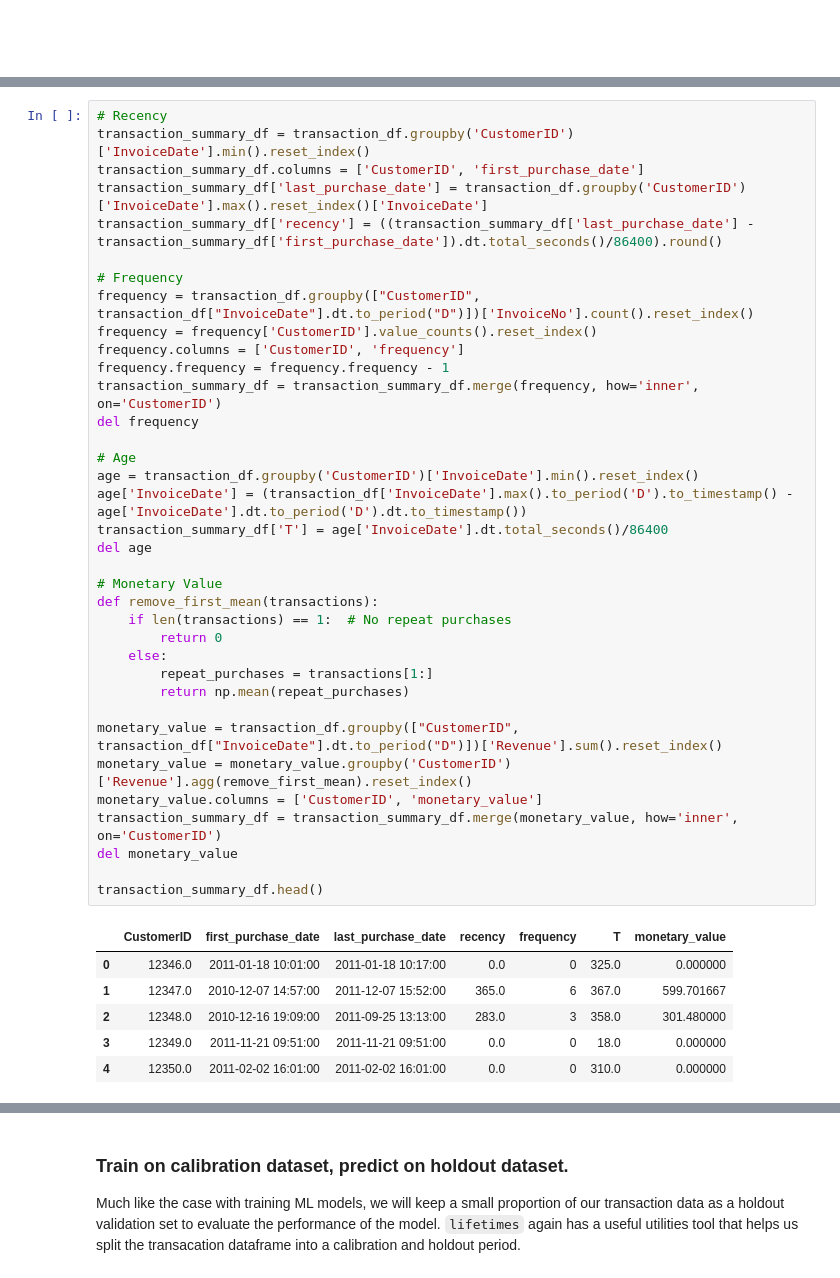
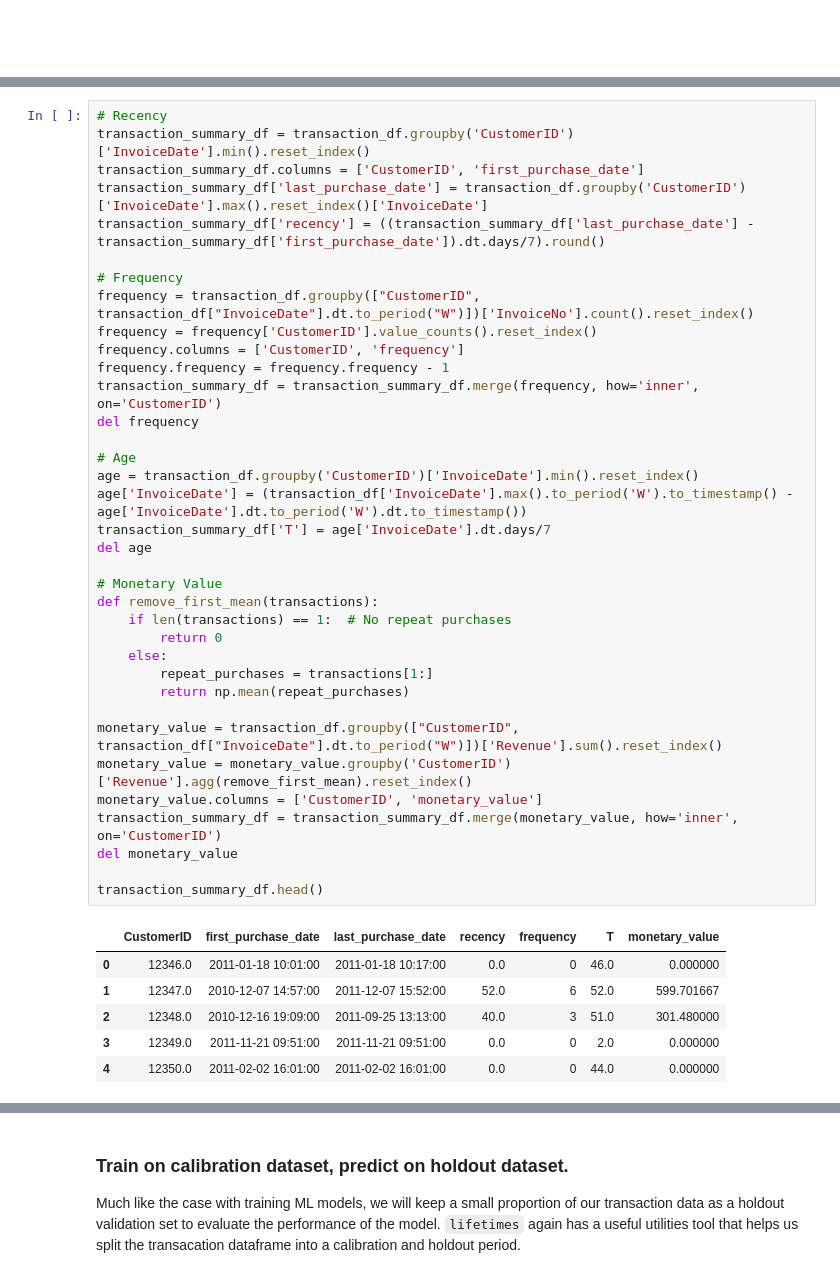
Before and after one commit to W-Tran/Online-Retail, a Jupyter notebook: online_retail.ipynb, the cells around one changed output, grey strips where cells are left out. Drawn from its saved outputs; the diff is of its cells as text.

```diff
--- a/online_retail.ipynb
+++ b/online_retail.ipynb
@@ -595,42 +600,42 @@ CLV is a prediction of the net profit attributed to the entire relationship with
 transaction_summary_df = transaction_df.groupby('CustomerID')['InvoiceDate'].min().reset_index()
 transaction_summary_df.columns = ['CustomerID', 'first_purchase_date']
 transaction_summary_df['last_purchase_date'] = transaction_df.groupby('CustomerID')['InvoiceDate'].max().reset_index()['InvoiceDate']
-transaction_summary_df['recency'] = ((transaction_summary_df['last_purchase_date'] - transaction_summary_df['first_purchase_date']).dt.total_seconds()/86400).round()
+transaction_summary_df['recency'] = ((transaction_summary_df['last_purchase_date'] - transaction_summary_df['first_purchase_date']).dt.days/7).round()
 
 # Frequency
-frequency = transaction_df.groupby(["CustomerID", transaction_df["InvoiceDate"].dt.to_period("D")])['InvoiceNo'].count().reset_index()
+frequency = transaction_df.groupby(["CustomerID", transaction_df["InvoiceDate"].dt.to_period("W")])['InvoiceNo'].count().reset_index()
 frequency = frequency['CustomerID'].value_counts().reset_index()
 frequency.columns = ['CustomerID', 'frequency']
 frequency.frequency = frequency.frequency - 1
 transaction_summary_df = transaction_summary_df.merge(frequency, how='inner', on='CustomerID')
 del frequency
 
 # Age
 age = transaction_df.groupby('CustomerID')['InvoiceDate'].min().reset_index()
-age['InvoiceDate'] = (transaction_df['InvoiceDate'].max().to_period('D').to_timestamp() - age['InvoiceDate'].dt.to_period('D').dt.to_timestamp())
-transaction_summary_df['T'] = age['InvoiceDate'].dt.total_seconds()/86400
+age['InvoiceDate'] = (transaction_df['InvoiceDate'].max().to_period('W').to_timestamp() - age['InvoiceDate'].dt.to_period('W').dt.to_timestamp())
+transaction_summary_df['T'] = age['InvoiceDate'].dt.days/7
 del age
 
 # Monetary Value
 def remove_first_mean(transactions):
     if len(transactions) == 1:  # No repeat purchases
         return 0
     else:
         repeat_purchases = transactions[1:]
         return np.mean(repeat_purchases)
 
-monetary_value = transaction_df.groupby(["CustomerID", transaction_df["InvoiceDate"].dt.to_period("D")])['Revenue'].sum().reset_index()
+monetary_value = transaction_df.groupby(["CustomerID", transaction_df["InvoiceDate"].dt.to_period("W")])['Revenue'].sum().reset_index()
 monetary_value = monetary_value.groupby('CustomerID')['Revenue'].agg(remove_first_mean).reset_index()
 monetary_value.columns = ['CustomerID', 'monetary_value']
 transaction_summary_df = transaction_summary_df.merge(monetary_value, how='inner', on='CustomerID')
 del monetary_value
 
 transaction_summary_df.head()
 # %% [output]
 |  | CustomerID | first_purchase_date | last_purchase_date | recency | frequency | T | monetary_value |
-| 0 | 12346.0 | 2011-01-18 10:01:00 | 2011-01-18 10:17:00 | 0.0 | 0 | 325.0 | 0.000000 |
-| 1 | 12347.0 | 2010-12-07 14:57:00 | 2011-12-07 15:52:00 | 365.0 | 6 | 367.0 | 599.701667 |
-| 2 | 12348.0 | 2010-12-16 19:09:00 | 2011-09-25 13:13:00 | 283.0 | 3 | 358.0 | 301.480000 |
-| 3 | 12349.0 | 2011-11-21 09:51:00 | 2011-11-21 09:51:00 | 0.0 | 0 | 18.0 | 0.000000 |
-| 4 | 12350.0 | 2011-02-02 16:01:00 | 2011-02-02 16:01:00 | 0.0 | 0 | 310.0 | 0.000000 |
+| 0 | 12346.0 | 2011-01-18 10:01:00 | 2011-01-18 10:17:00 | 0.0 | 0 | 46.0 | 0.000000 |
+| 1 | 12347.0 | 2010-12-07 14:57:00 | 2011-12-07 15:52:00 | 52.0 | 6 | 52.0 | 599.701667 |
+| 2 | 12348.0 | 2010-12-16 19:09:00 | 2011-09-25 13:13:00 | 40.0 | 3 | 51.0 | 301.480000 |
+| 3 | 12349.0 | 2011-11-21 09:51:00 | 2011-11-21 09:51:00 | 0.0 | 0 | 2.0 | 0.000000 |
+| 4 | 12350.0 | 2011-02-02 16:01:00 | 2011-02-02 16:01:00 | 0.0 | 0 | 44.0 | 0.000000 |
 # %% [markdown]
```
Also changed, not shown: parts of 35 cells of this notebook.
